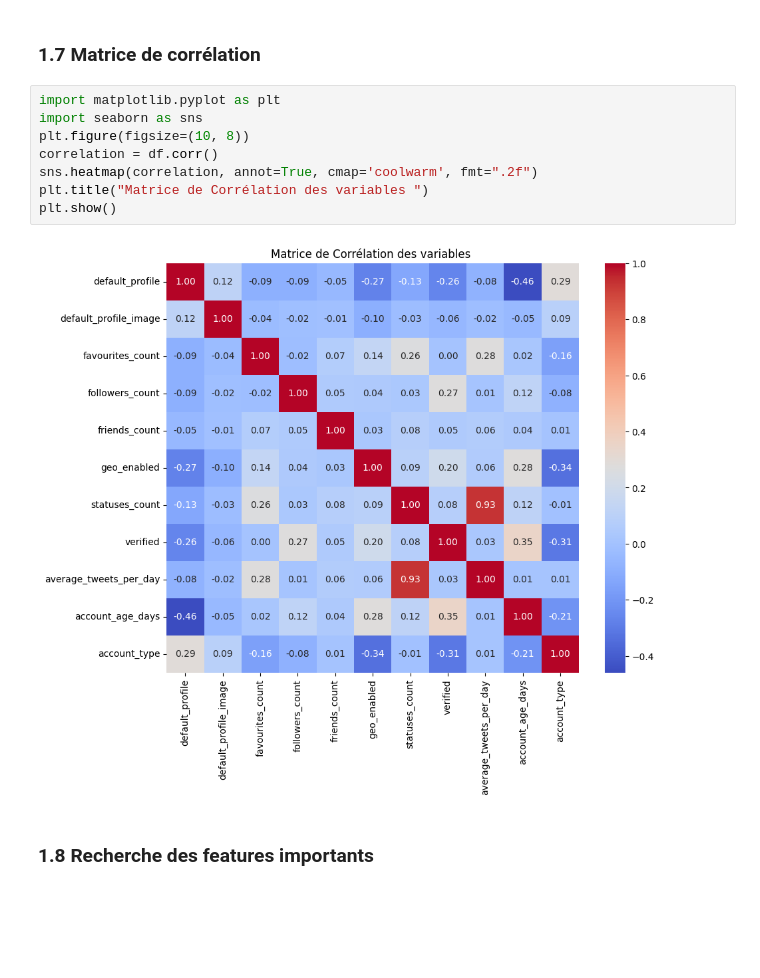
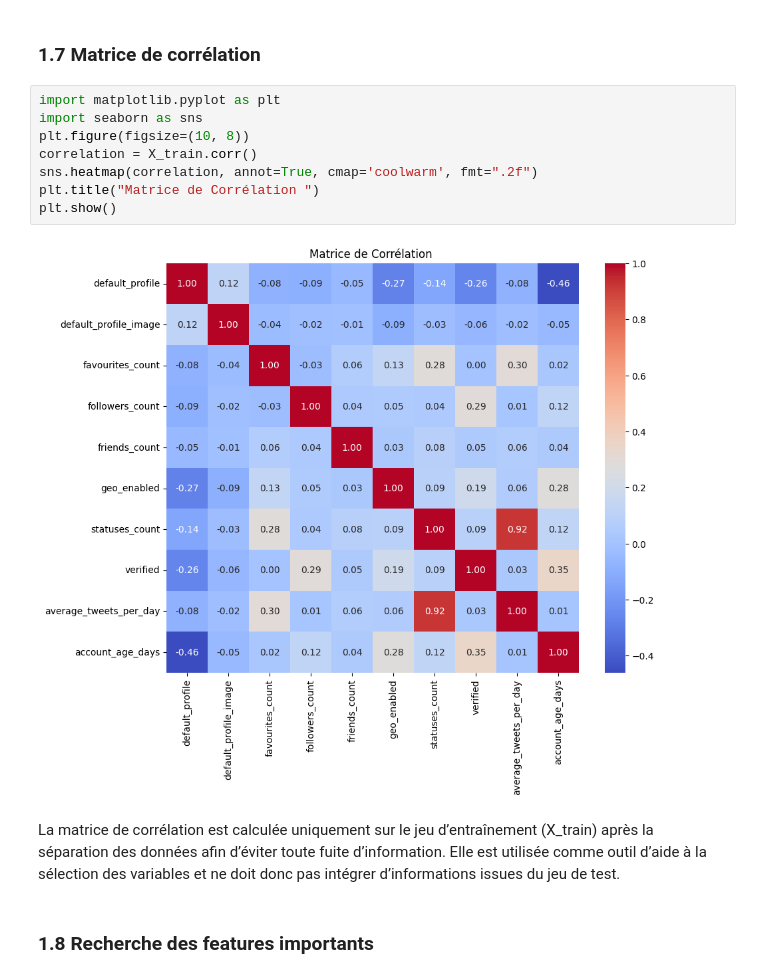
Before and after one commit to ML-fakes-account/fakes-account, a Jupyter notebook: notebooks/projet_fake_profiles.ipynb, the cells around one changed output. Drawn from its saved outputs; the diff is of its cells as text; blank space fills up the shorter version.

```diff
--- a/notebooks/projet_fake_profiles.ipynb
+++ b/notebooks/projet_fake_profiles.ipynb
@@ -172,13 +193,15 @@ Name: account_type, Length: 37438, dtype: int64
 # %%
 import matplotlib.pyplot as plt
 import seaborn as sns
 plt.figure(figsize=(10, 8))
-correlation = df.corr()
+correlation = X_train.corr()
 sns.heatmap(correlation, annot=True, cmap='coolwarm', fmt=".2f")
-plt.title("Matrice de Corrélation des variables ")
+plt.title("Matrice de Corrélation ")
 plt.show()
 # %% [output]
-[figure, old version]
+[figure, new version]
+# %% [markdown]
+La matrice de corrélation est calculée uniquement sur le jeu d’entraînement (X_train) après la séparation des données afin d’éviter toute fuite d’information. Elle est utilisée comme outil d’aide à la sélection des variables et ne doit donc pas intégrer d’informations issues du jeu de test.
 # %% [markdown]
 ### 1.8 Recherche des features importants
 # %%
```
Also changed, not shown: parts of 30 cells of this notebook.
